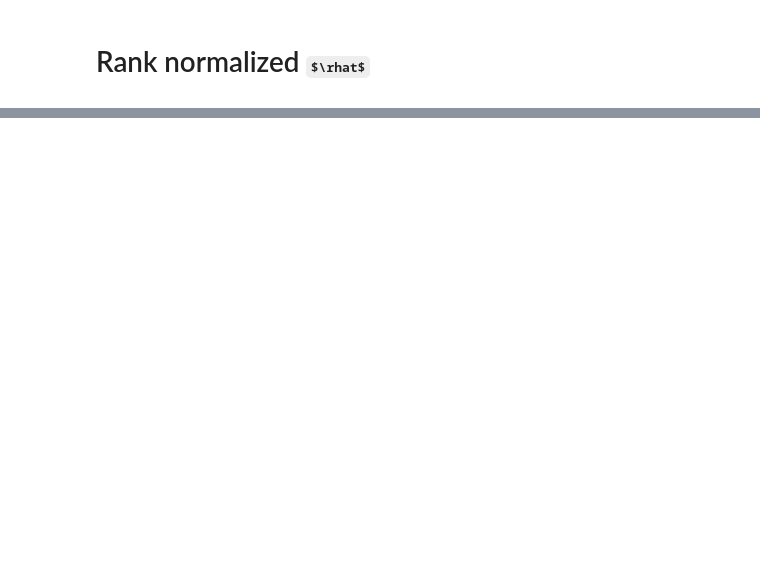
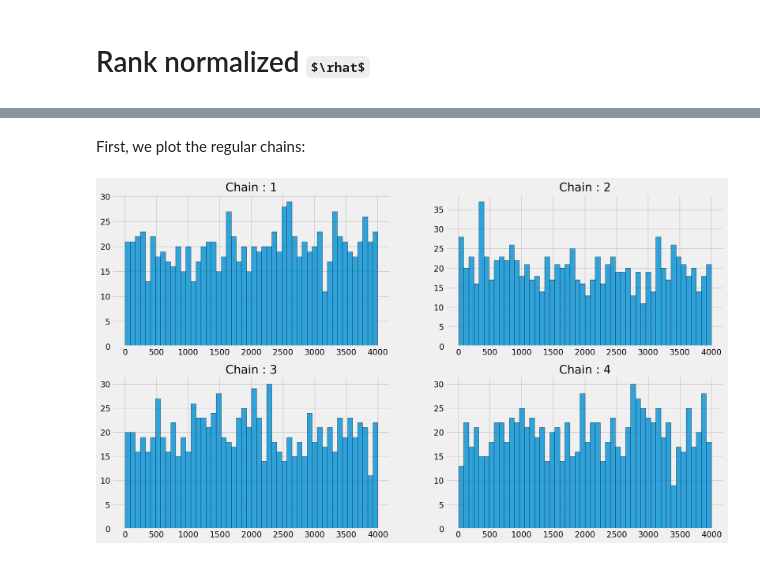
Before and after one commit to icweaver/pyHat, a Jupyter notebook: toymodel_gaussian.ipynb, the cells around one changed output, grey strips where cells are left out. Cells and saved outputs as stored; diff of their text form; code cells hidden in the pictures; some formulas as TeX source; blank space fills up the shorter version.

```diff
--- a/toymodel_gaussian.ipynb
+++ b/toymodel_gaussian.ipynb
@@ -166,0 +269,6 @@ rhat_rank_folded
+# %% [markdown]
+First, we plot the regular chains:
+# %%
+utils.rankplot(np.array(trace.get_values(params[0], combine=False)), 4, 2, 2)
+# %% [output]
+[figure, added]
```
Also changed, not shown: parts of 44 cells of this notebook, 1 other file.
